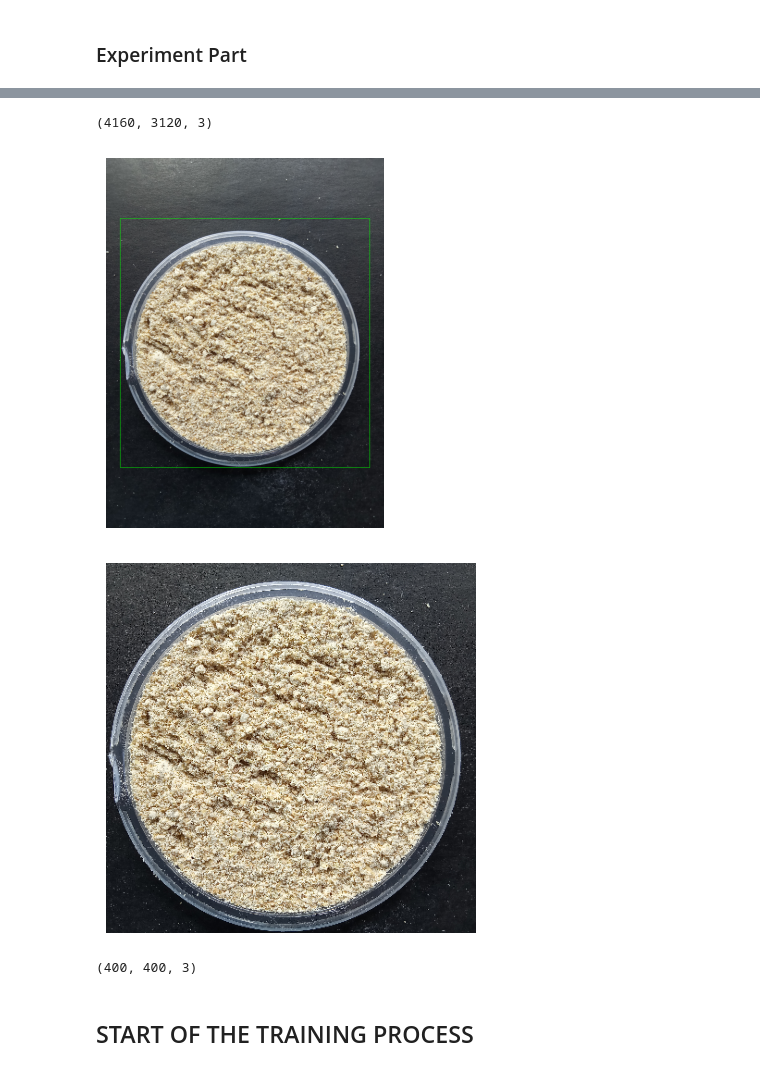
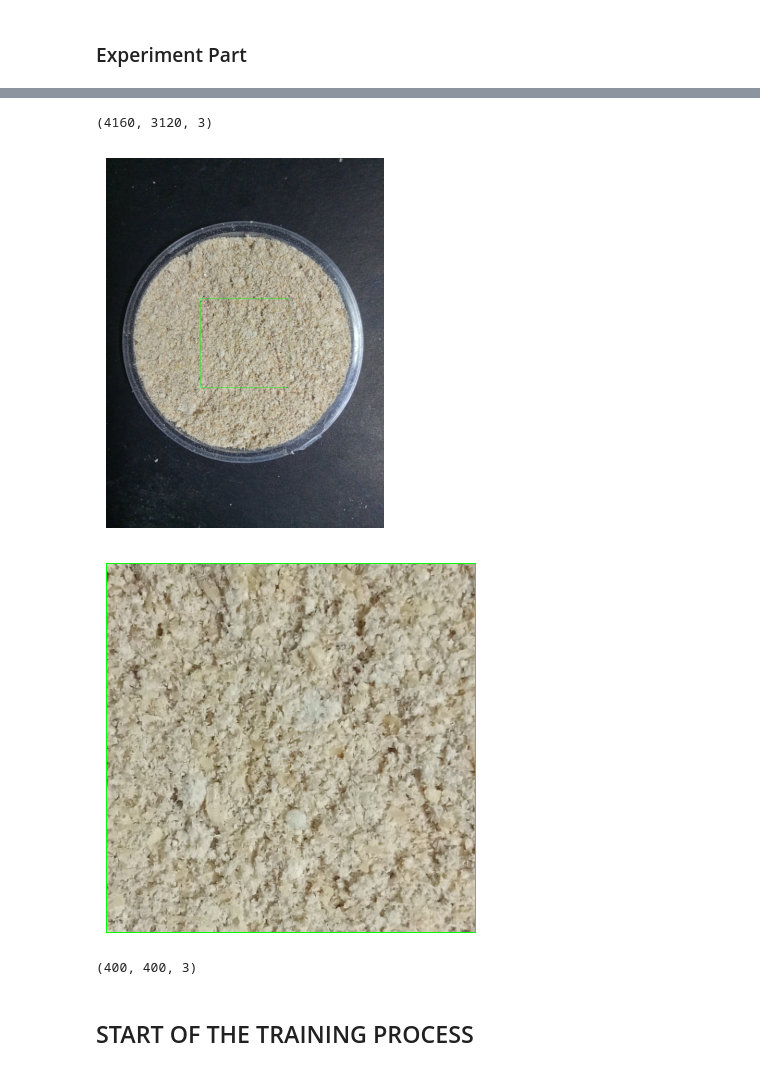
Before and after one commit to buggernut04/Thesis_Project_Feed_Classification, a Jupyter notebook: main.ipynb, the cells around one changed output, grey strips where cells are left out. Drawn from its saved outputs; the diff is of its cells as text; code cells hidden in the pictures.

```diff
--- a/main.ipynb
+++ b/main.ipynb
@@ -55,7 +52,8 @@ pure_dir = os.path.join(partial_dir, 'Pure')
 adulterated_dir = os.path.join(partial_dir, 'Adulterated')
 
 # display sample image
-image_path = os.path.join(adulterated_dir, 'adulterated_rb (5).jpg')
+image_path = os.path.join(adulterated_dir, 'adulterated_rb (500).jpg')
+#image_path = os.path.join(pure_dir, 'pure_rb (500).jpg')
 img = mpimg.imread(image_path)
 print(img.shape)
 plt.imshow(img)
@@ -272,47 +276,48 @@ axes[3].set_title("Clean Image")
 # plt.axis('off')
 # plt.show()
 
+img_samp = cv2.imread(image_path)
 # Convert BGR to RGB for Matplotlib display
 img_rgb = cv2.cvtColor(img_samp, cv2.COLOR_BGR2RGB)
 
 print(img_rgb.shape)
 
-target_size = 2800
+target_size = 1000
 pos = 2
 
 # Define the rectangle coordinates
 x1 = (img_rgb.shape[1] - target_size) // pos
 y1 = (img_rgb.shape[0] - target_size) // pos
 x2 = (img_rgb.shape[1] + target_size) // pos
 y2 = (img_rgb.shape[0] + target_size) // pos
 
 # Draw rectangle in the image
 cv2.rectangle(img_rgb, (x1, y1), (x2, y2), (0, 255, 0), 3)
 
 # Extract the region of interest (ROI) within the rectangle
 roi = img_rgb[y1:y2, x1:x2]
 
 # Resize the ROI to 400x400
 resized_roi = cv2.resize(roi, (400, 400))
 
 # Save the resized ROI
-cv2.imwrite('resized_roi2.jpg', cv2.cvtColor(resized_roi, cv2.COLOR_RGB2BGR))
+#cv2.imwrite('resized_roi2.jpg', cv2.cvtColor(resized_roi, cv2.COLOR_RGB2BGR))
 
 # Display the original image with the rectangle
 plt.imshow(img_rgb)
 plt.axis('off')
 plt.show()
 
 # Display the resized ROI
 plt.imshow(resized_roi)
 plt.axis('off')
 plt.show()
 
 print(resized_roi.shape)
 # %% [output]
 (4160, 3120, 3)
-[figure, old version]
+[figure, new version]
-[figure, old version]
+[figure, new version]
 (400, 400, 3)
 # %% [markdown]
 ## START OF THE TRAINING PROCESS
```
Also changed, not shown: parts of 21 cells of this notebook, 1 other file.
